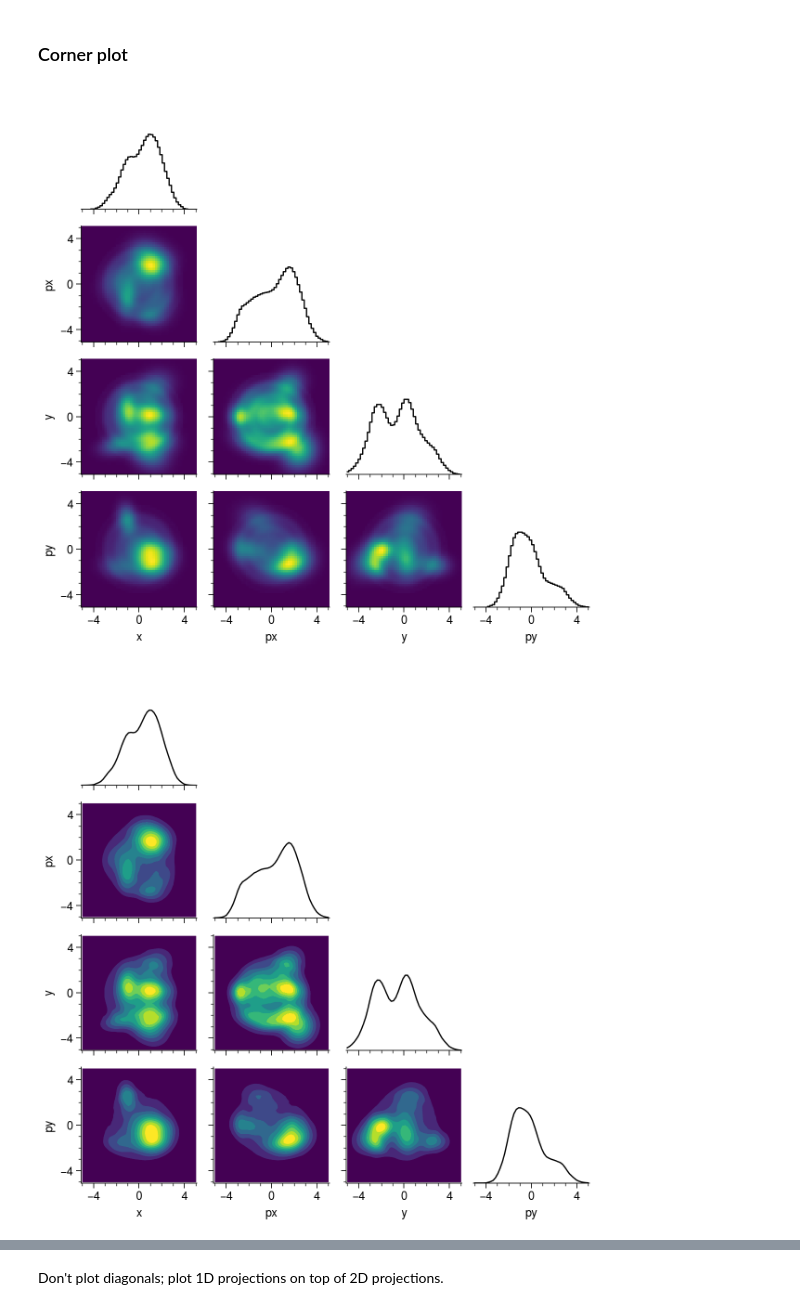
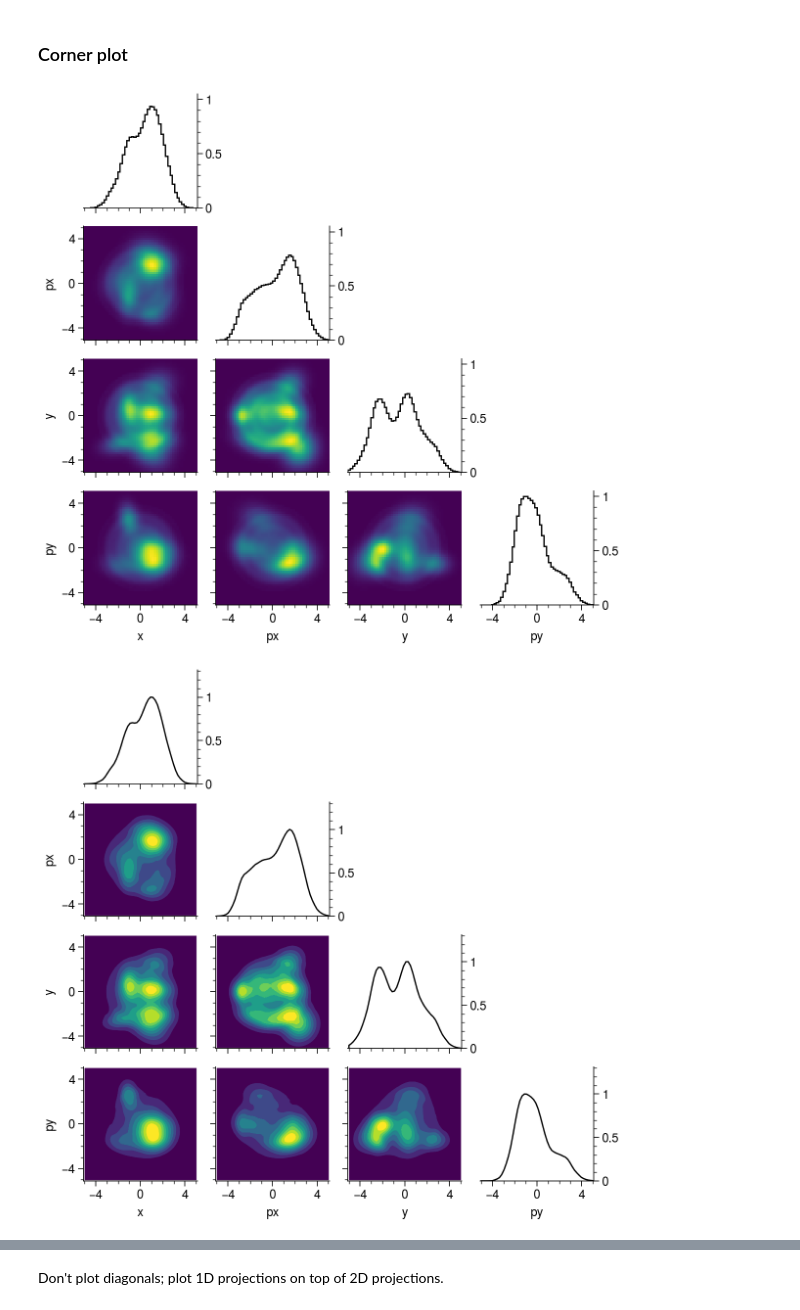
Before and after one commit to austin-hoover/ps-dist, a Jupyter notebook: examples/image.ipynb, the cells around one changed output, grey strips where cells are left out. Saved outputs shown, nothing was run; the diff lists cells and outputs as text; code cells hidden in the pictures.

```diff
--- a/examples/image.ipynb
+++ b/examples/image.ipynb
@@ -18,6 +18,7 @@ from psdist import utils
 # %%
 pplt.rc["cmap.discrete"] = False
 pplt.rc["cmap.sequential"] = "viridis"
+pplt.rc["colorbar.width"] = "1.2em"
 pplt.rc["figure.facecolor"] = "white"
 pplt.rc["grid"] = False
 # %% [markdown]
@@ -46,7 +47,7 @@ for ax, kind in zip(axs, ["pcolor", "contourf", "contour"]):
         profx=True,
         profy=True,
         prof_kws=dict(kind="step"),
-        process_kws=dict(thresh=10.0**-3.0, blur_sigma=0.0),
+        process_kws=dict(),
         offset=1.0,
         rms_ellipse=False,
         colorbar=True,
@@ -112,22 +126,33 @@ for _ in range(8):
         argument += r * U * V
     f += np.exp(-0.5 * argument)
 f = ps.image.process(f, norm="max")
-f = ps.image.process(f, thresh=0.001)
+f = ps.image.process(f, thresh=0.0001)
 # %% [markdown]
 ### Corner plot
 # %%
 kinds = ["pcolor", "contourf", "contour"]
-diag_kinds = ["step", "line", "linefilled"]
-for kind, diag_kind in zip(kinds, diag_kinds):
+diag_kws = [
+    dict(kind="step", fill=False),
+    dict(kind="line", fill=False),
+    dict(kind="line", fill=True),
+]
+diag_shrink = [1.0, 0.8, 1.0]
+for i, kind in enumerate(kinds):
     grid = psv.image.corner(
         f,
         coords=coords,
         labels=dims,
-        grid_kws=dict(),
-        diag_kws=dict(kind=diag_kind),
+        grid_kws=dict(
+            corner=True,
+            diag_shrink=diag_shrink[i],
+            diag_share=(i != 1),
+            diag_rspine=(i < 2),
+            space=1.5,
+        ),
+        diag_kws=diag_kws[i],
         kind=kind,
     )
     plt.show()
 # %% [output]
-[figure, old version]
+[figure, new version]
-[figure, old version]
+[figure, new version]
```
Also changed, not shown: parts of 11 cells of this notebook.
